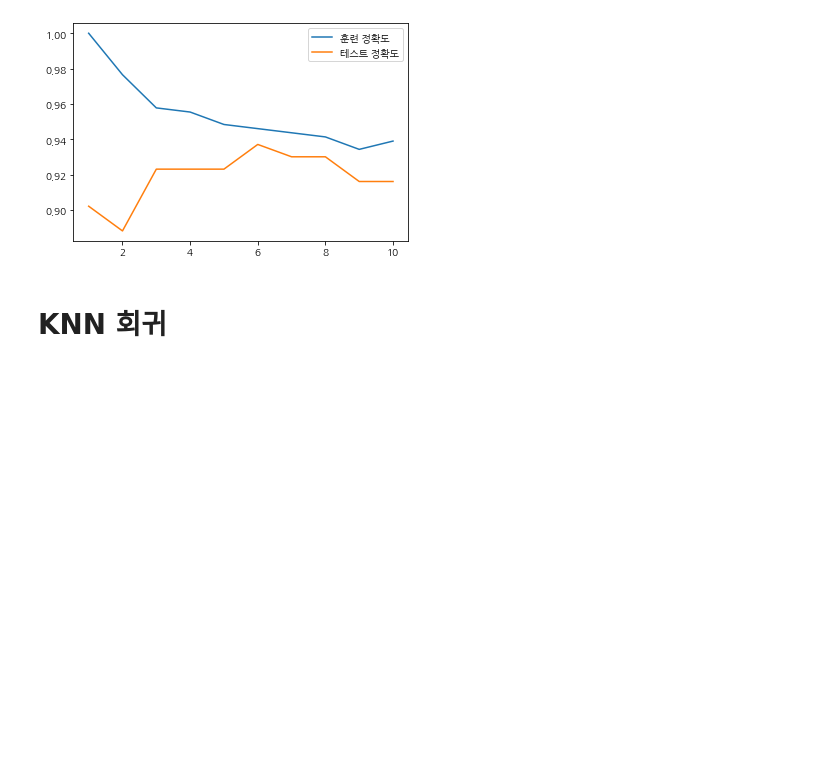
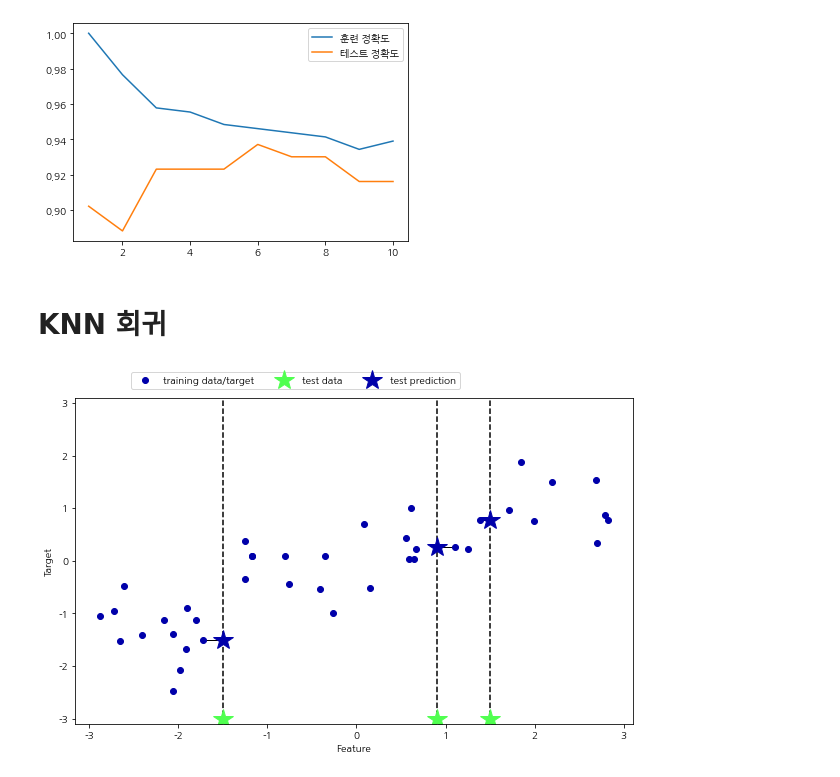
Before and after one commit to sdlee1026/machine, a Jupyter notebook: models/Supervised_Learning/K-NN,data_visualization.ipynb, the cells around one changed output. Drawn from its saved outputs; the diff is of its cells as text; code cells hidden in the pictures; blank space fills up the shorter version.

```diff
--- a/models/Supervised_Learning/K-NN,data_visualization.ipynb
+++ b/models/Supervised_Learning/K-NN,data_visualization.ipynb
@@ -301,0 +307,5 @@ plt.legend()
+# %%
+mglearn.plots.plot_knn_regression(n_neighbors=1)
+# feature 값을 입력으로 target 값을 예측한 그래프를 볼 수 있다.. 회귀 문제기 때문에 선형
+# %% [output]
+[figure, added]
```
Also changed, not shown: parts of 4 cells of this notebook.
